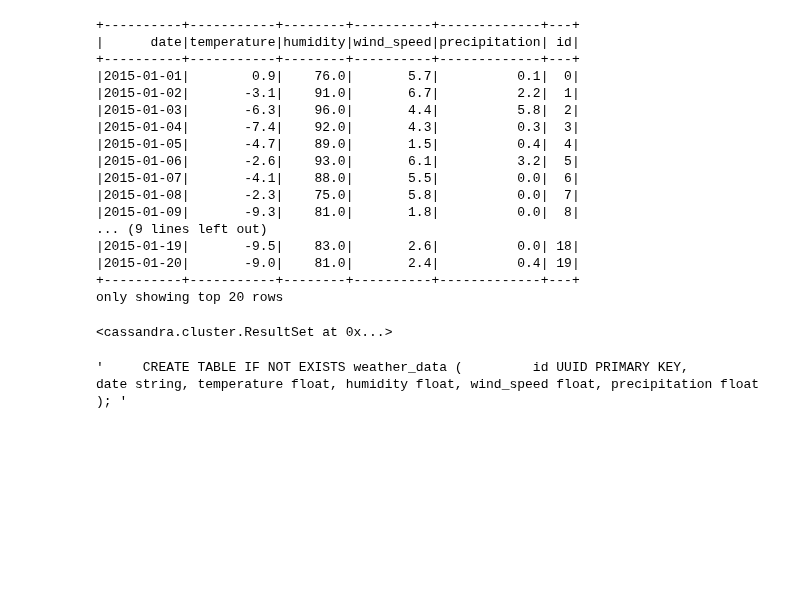
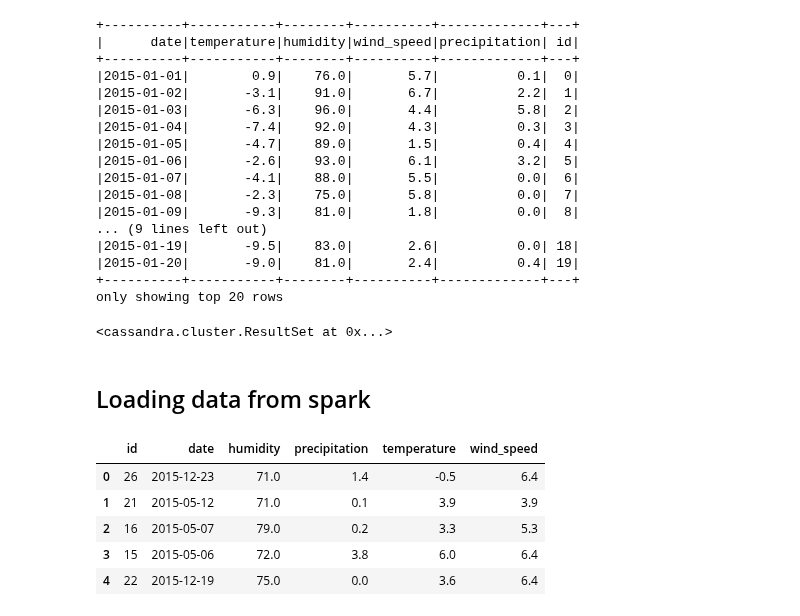
Before and after one commit to erlendrisvik/Compulsories, a Jupyter notebook: CA2/CA2.ipynb, the cells around one changed output. Cells and saved outputs as stored; diff of their text form; code cells hidden in the pictures; blank space fills up the shorter version.

```diff
--- a/CA2/CA2.ipynb
+++ b/CA2/CA2.ipynb
@@ -299,7 +258,3 @@ session.execute(f"DROP TABLE IF EXISTS compulsory.{table_name};")
 session.execute(cql_create_table)
 # %% [output]
 <cassandra.cluster.ResultSet at 0x...>
-# %%
-cql_create_table
-# %% [output]
-'     CREATE TABLE IF NOT EXISTS weather_data (         id UUID PRIMARY KEY,         date string, temperature float, humidity float, wind_speed float, precipitation float     ); '
@@ -305,0 +272,35 @@ cql_create_table
+# %% [markdown]
+## Loading data from spark
+# %%
+from pyspark.sql import SparkSession
+import os
+
+os.environ["PYSPARK_PYTHON"] = "python"
+
+spark = SparkSession.builder.appName('SparkCassandraApp').\
+    config('spark.jars.packages', 'com.datastax.spark:spark-cassandra-connector_2.12:3.4.1').\
+    config('spark.cassandra.connection.host', 'localhost').\
+    config('spark.sql.extensions', 'com.datastax.spark.connector.CassandraSparkExtensions').\
+    config('spark.sql.catalog.mycatalog', 'com.datastax.spark.connector.datasource.CassandraCatalog').\
+    config('spark.cassandra.connection.port', '9042').getOrCreate()
+
+# Reading the fish data from cassandra
+
+table_name = "weather_data"
+
+(spark
+.read
+.format("org.apache.spark.sql.cassandra")
+.options(table=table_name, keyspace="compulsory")
+.load()
+.createOrReplaceTempView(table_name))
+
+weather_data = spark.sql(f"select * from {table_name}").toPandas()
+weather_data.head()
+# %% [output]
+|  | id | date | humidity | precipitation | temperature | wind_speed |
+| 0 | 26 | 2015-12-23 | 71.0 | 1.4 | -0.5 | 6.4 |
+| 1 | 21 | 2015-05-12 | 71.0 | 0.1 | 3.9 | 3.9 |
+| 2 | 16 | 2015-05-07 | 79.0 | 0.2 | 3.3 | 5.3 |
+| 3 | 15 | 2015-05-06 | 72.0 | 3.8 | 6.0 | 6.4 |
+| 4 | 22 | 2015-12-19 | 75.0 | 0.0 | 3.6 | 6.4 |
```
Also changed, not shown: parts of 5 cells of this notebook.
